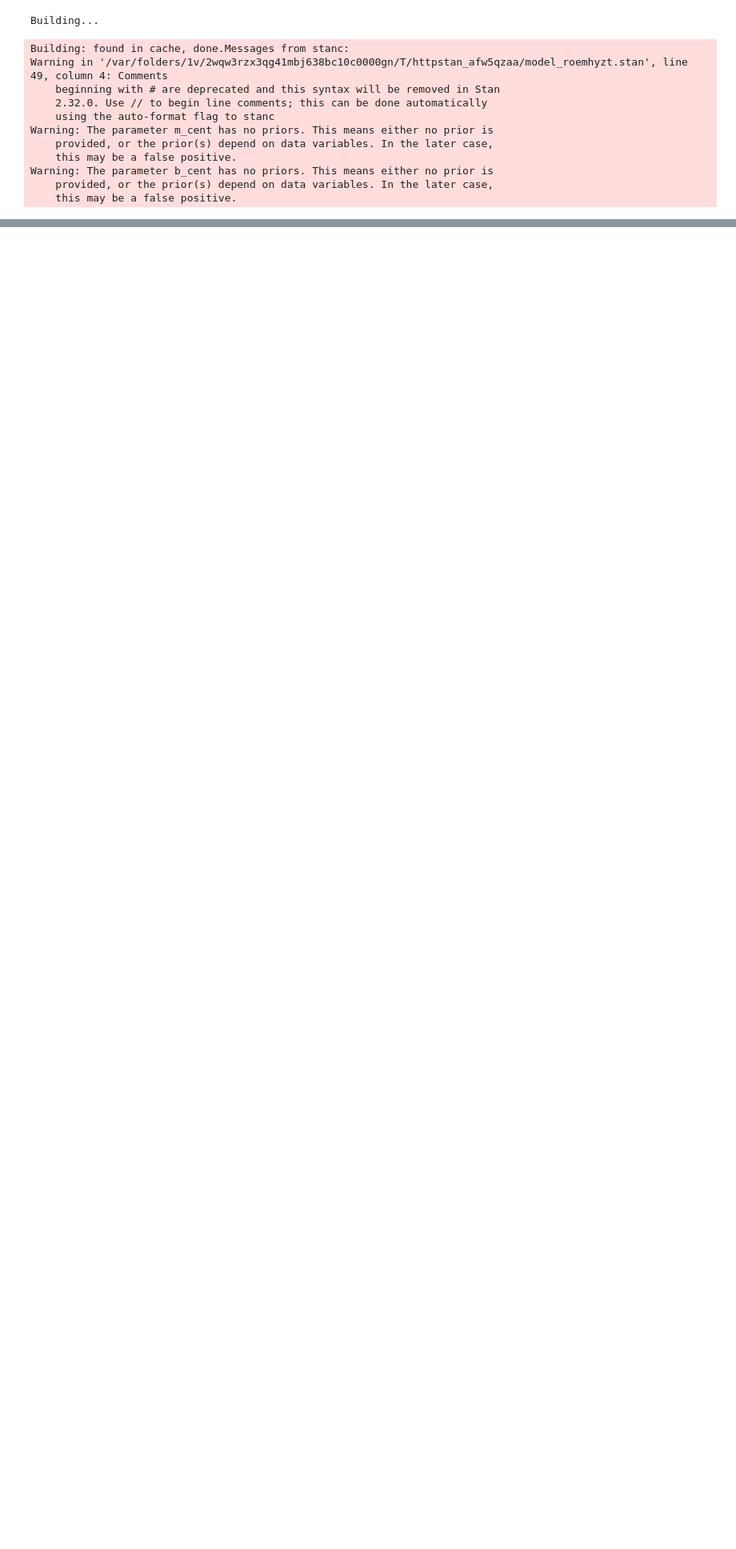
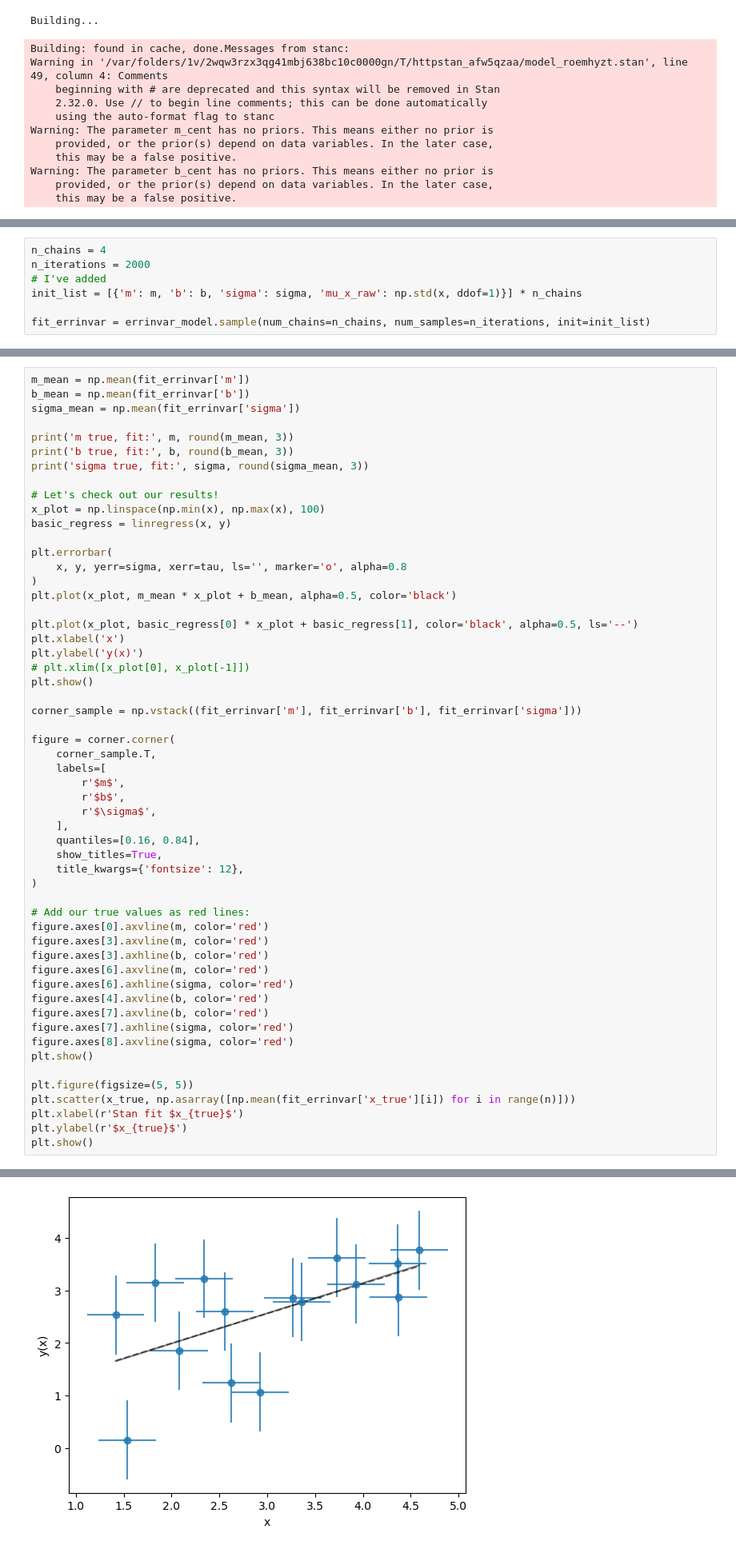
Before and after one commit to jhand1993/Stan_workshop_fall2022, a Jupyter notebook: workshop1/getting_started.ipynb, the cells around one changed output, grey strips where cells are left out. Shown: that part at 80% size. Saved outputs shown, nothing was run; the diff lists cells and outputs as text; blank space fills up the shorter version.

```diff
--- a/workshop1/getting_started.ipynb
+++ b/workshop1/getting_started.ipynb
@@ -284,0 +339,7 @@ sigma true, fit, sigma_cent fit: 0.5 0.558 0.378
+# %%
+n_chains = 4
+n_iterations = 2000
+# I've added
+init_list = [{'m': m, 'b': b, 'sigma': sigma, 'mu_x_raw': np.std(x, ddof=1)}] * n_chains
+
+fit_errinvar = errinvar_model.sample(num_chains=n_chains, num_samples=n_iterations, init=init_list)
@@ -284,0 +364,56 @@ sigma true, fit, sigma_cent fit: 0.5 0.558 0.378
+# %%
+m_mean = np.mean(fit_errinvar['m'])
+b_mean = np.mean(fit_errinvar['b'])
+sigma_mean = np.mean(fit_errinvar['sigma'])
+
+print('m true, fit:', m, round(m_mean, 3))
+print('b true, fit:', b, round(b_mean, 3))
+print('sigma true, fit:', sigma, round(sigma_mean, 3))
+
+# Let's check out our results!
+x_plot = np.linspace(np.min(x), np.max(x), 100)
+basic_regress = linregress(x, y)
+
+plt.errorbar(
+    x, y, yerr=sigma, xerr=tau, ls='', marker='o', alpha=0.8
+)
+plt.plot(x_plot, m_mean * x_plot + b_mean, alpha=0.5, color='black')
+
+plt.plot(x_plot, basic_regress[0] * x_plot + basic_regress[1], color='black', alpha=0.5, ls='--')
+plt.xlabel('x')
+plt.ylabel('y(x)')
+# plt.xlim([x_plot[0], x_plot[-1]])
+plt.show()
+
+corner_sample = np.vstack((fit_errinvar['m'], fit_errinvar['b'], fit_errinvar['sigma']))
+
+figure = corner.corner(
+    corner_sample.T,
+    labels=[
+        r'$m$',
+        r'$b$',
+        r'$\sigma$',
+    ],
+    quantiles=[0.16, 0.84],
+    show_titles=True,
+    title_kwargs={'fontsize': 12},
+)
+
+# Add our true values as red lines:
+figure.axes[0].axvline(m, color='red')
+figure.axes[3].axvline(m, color='red')
+figure.axes[3].axhline(b, color='red')
+figure.axes[6].axvline(m, color='red')
+figure.axes[6].axhline(sigma, color='red')
+figure.axes[4].axvline(b, color='red')
+figure.axes[7].axvline(b, color='red')
+figure.axes[7].axhline(sigma, color='red')
+figure.axes[8].axvline(sigma, color='red')
+plt.show()
+
+plt.figure(figsize=(5, 5))
+plt.scatter(x_true, np.asarray([np.mean(fit_errinvar['x_true'][i]) for i in range(n)]))
+plt.xlabel(r'Stan fit $x_{true}$')
+plt.ylabel(r'$x_{true}$')
+plt.show()
+# %% [output]
@@ -284,0 +423 @@ sigma true, fit, sigma_cent fit: 0.5 0.558 0.378
+[figure, added]
```
Also changed, not shown: parts of 10 cells of this notebook, 2 other files.
